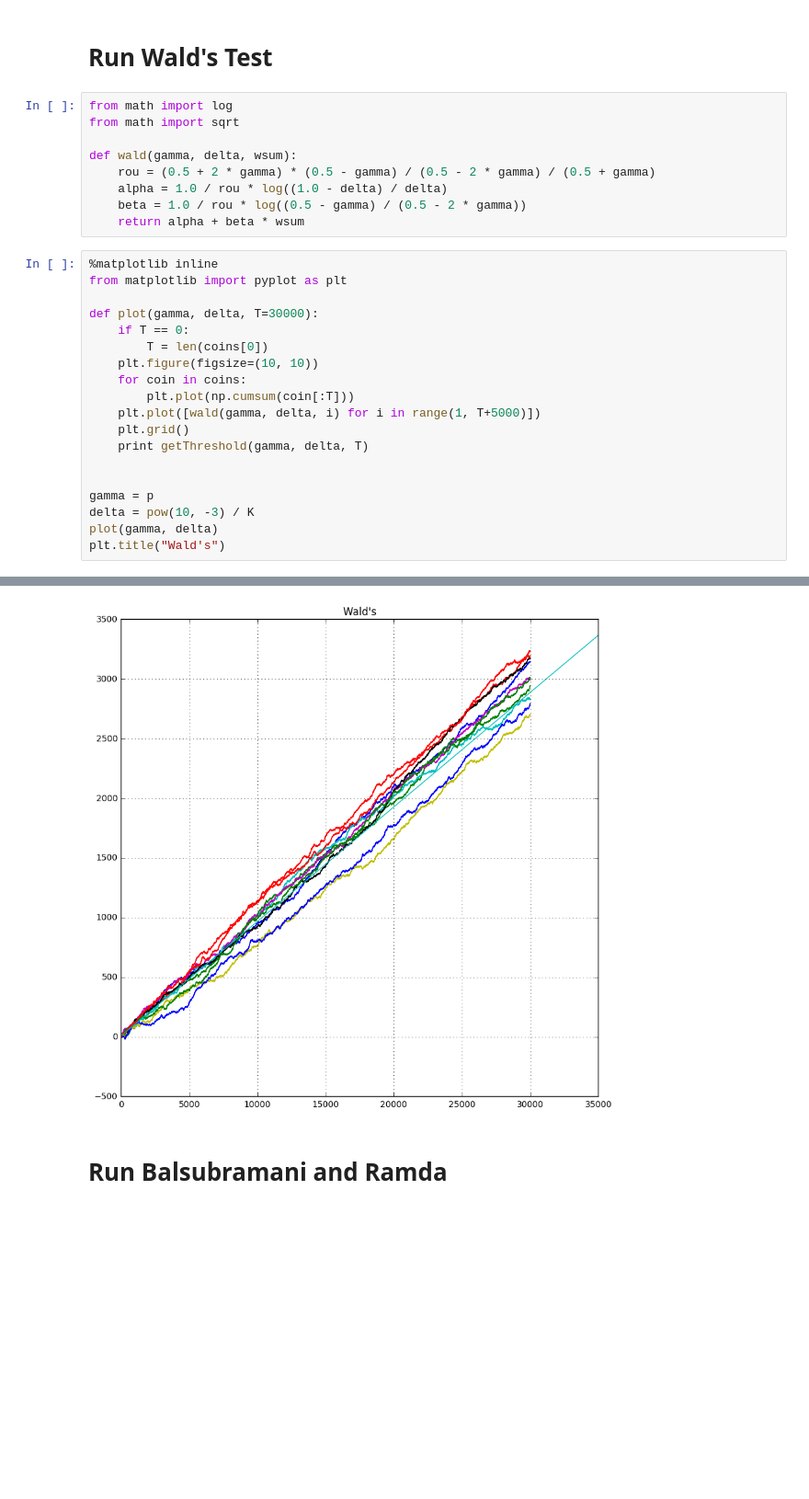
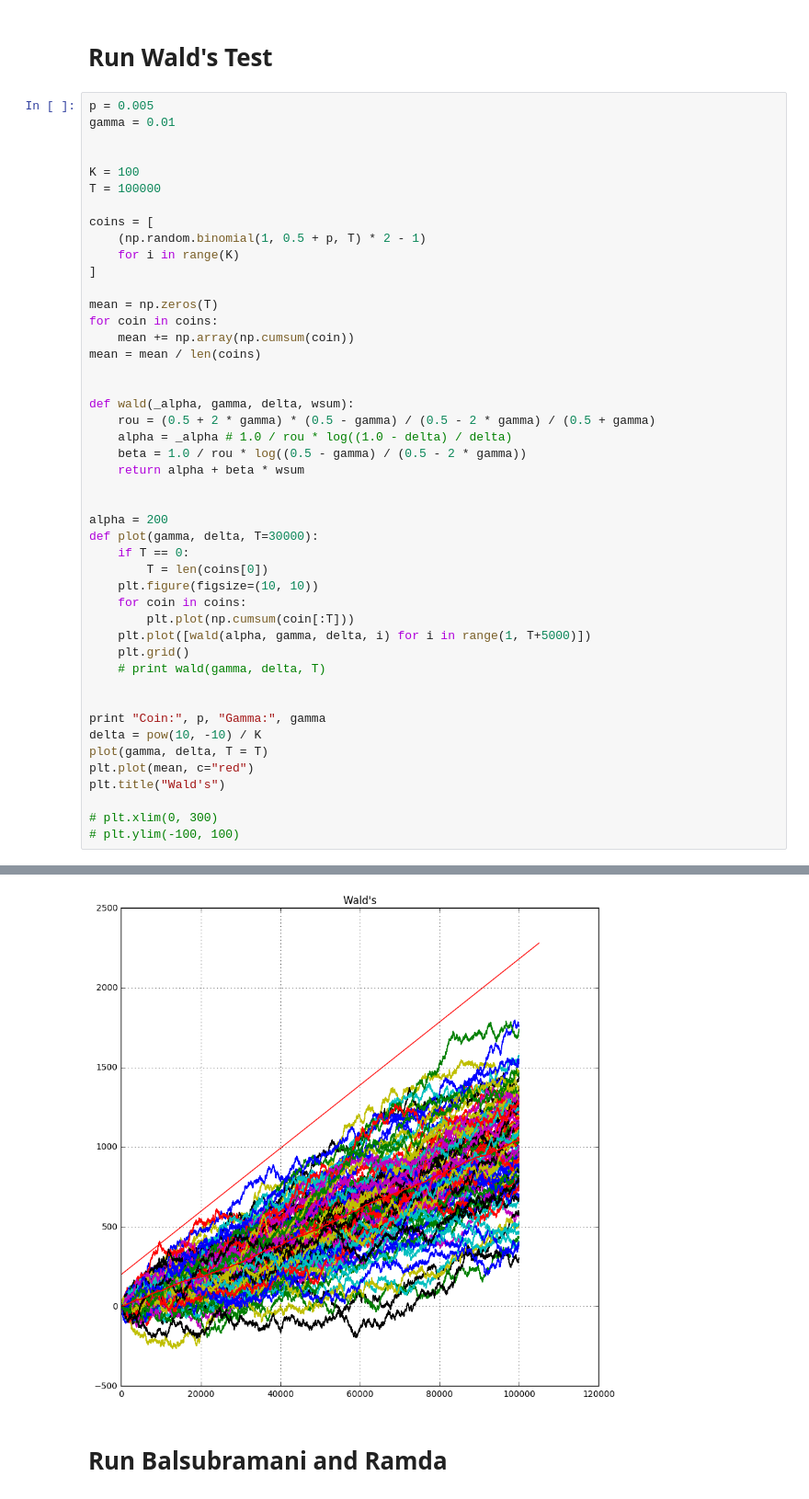
Before and after one commit to arapat/early-stop-synthetic, a Jupyter notebook: synthetic test.ipynb, the cells around one changed output, grey strips where cells are left out. Shown at 92% size. Saved outputs shown, nothing was run; the diff lists cells and outputs as text; blank space fills up the shorter version.

```diff
--- a/synthetic test.ipynb
+++ b/synthetic test.ipynb
@@ -14,31 +11,49 @@ coins = [
 # %% [markdown]
 # Run Wald's Test
-# %%
-from math import log
-from math import sqrt
-
-def wald(gamma, delta, wsum):
-    rou = (0.5 + 2 * gamma) * (0.5 - gamma) / (0.5 - 2 * gamma) / (0.5 + gamma)
-    alpha = 1.0 / rou * log((1.0 - delta) / delta)
-    beta = 1.0 / rou * log((0.5 - gamma) / (0.5 - 2 * gamma))
-    return alpha + beta * wsum
 # %%
-%matplotlib inline
-from matplotlib import pyplot as plt
+p = 0.005
+gamma = 0.01
 
+
+K = 100
+T = 100000
+
+coins = [
+    (np.random.binomial(1, 0.5 + p, T) * 2 - 1)
+    for i in range(K)
+]
+
+mean = np.zeros(T)
+for coin in coins:
+    mean += np.array(np.cumsum(coin))
+mean = mean / len(coins)
+
+
+def wald(_alpha, gamma, delta, wsum):
+    rou = (0.5 + 2 * gamma) * (0.5 - gamma) / (0.5 - 2 * gamma) / (0.5 + gamma)
+    alpha = _alpha # 1.0 / rou * log((1.0 - delta) / delta)
+    beta = 1.0 / rou * log((0.5 - gamma) / (0.5 - 2 * gamma))
+    return alpha + beta * wsum
+
+
+alpha = 200
 def plot(gamma, delta, T=30000):
     if T == 0:
         T = len(coins[0])
     plt.figure(figsize=(10, 10))
     for coin in coins:
         plt.plot(np.cumsum(coin[:T]))
-    plt.plot([wald(gamma, delta, i) for i in range(1, T+5000)])
+    plt.plot([wald(alpha, gamma, delta, i) for i in range(1, T+5000)])
     plt.grid()
-    print getThreshold(gamma, delta, T)
+    # print wald(gamma, delta, T)
 
 
-gamma = p
-delta = pow(10, -3) / K
-plot(gamma, delta)
+print "Coin:", p, "Gamma:", gamma
+delta = pow(10, -10) / K
+plot(gamma, delta, T = T)
+plt.plot(mean, c="red")
 plt.title("Wald's")
+
+# plt.xlim(0, 300)
+# plt.ylim(-100, 100)
 # %% [output]
@@ -46,4 +61,4 @@ plt.title("Wald's")
 <matplotlib.text.Text at 0x...>
-[figure, old version]
+[figure, new version]
 # %% [markdown]
 # Run Balsubramani and Ramda
```
Also changed, not shown: parts of 5 cells of this notebook.
